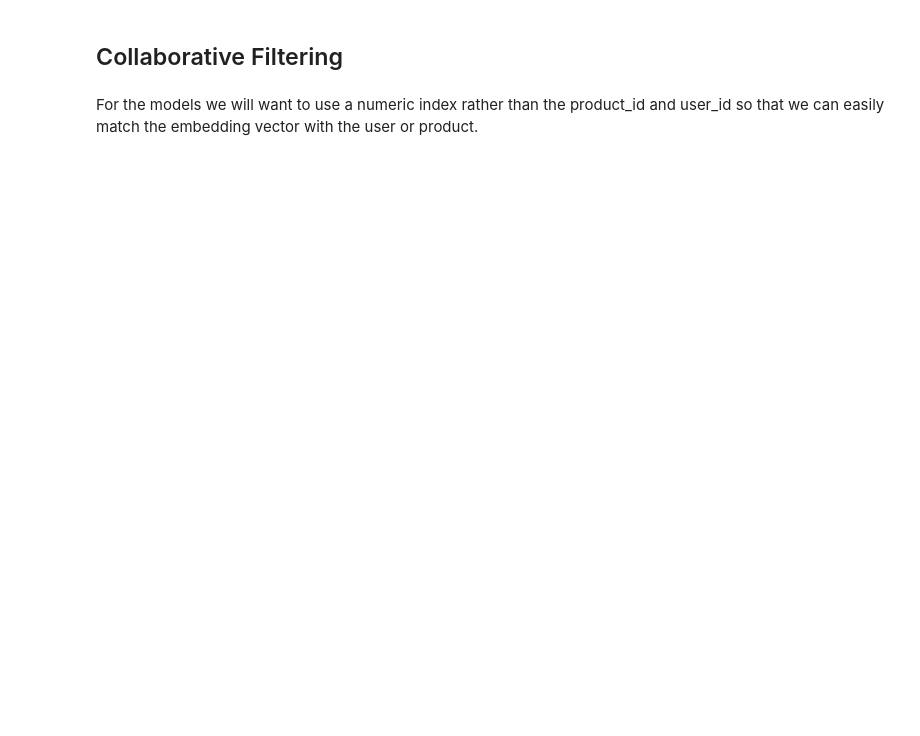
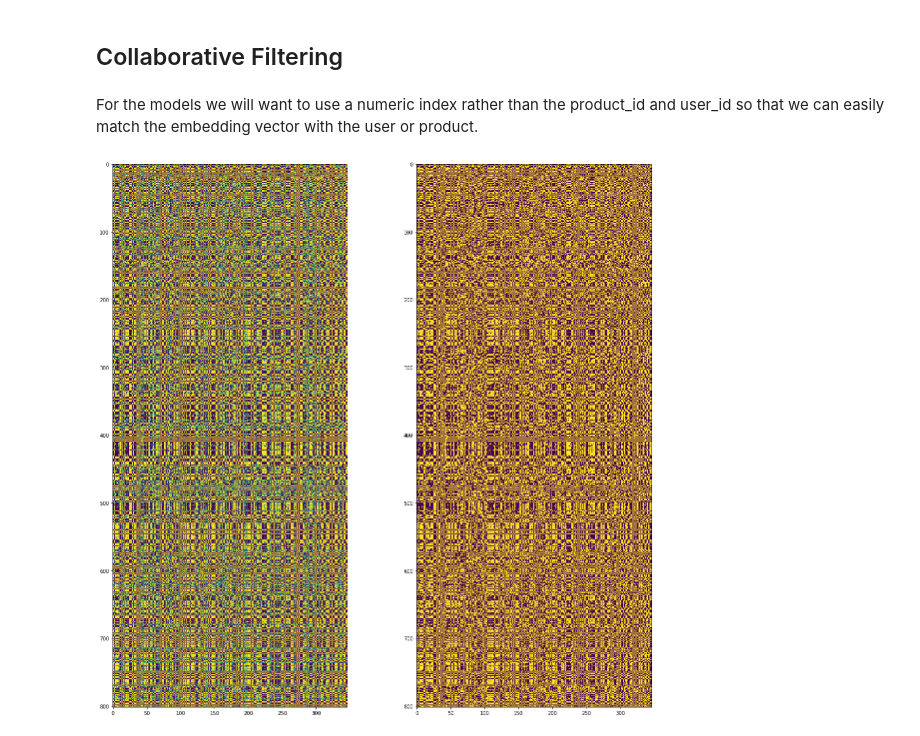
Before and after one commit to csmithchicago/YouChoose, a Jupyter notebook: notebooks/02_collaborative_filtering.ipynb, the cells around one changed output. Cells and saved outputs as stored; diff of their text form; code cells hidden in the pictures; blank space fills up the shorter version.

```diff
--- a/notebooks/02_collaborative_filtering.ipynb
+++ b/notebooks/02_collaborative_filtering.ipynb
@@ -52,0 +20,5 @@ plt.show()
+# %%
+# movie rating dataset
+df = pd.read_csv("../data/ml-latest-small/ratings.csv")
+print("Number of interactions in dataset: ",len(df), "\n")
+df.head()
@@ -52,0 +45,5 @@ plt.show()
+# %%
+# for the recommendation engine, we need user_id, item_id, and interactions
+df = df[["userId", "movieId", "rating"]]
+df.columns = ["user_id", "item_id", "interactions"]
+df.head()
@@ -55,22 +134,38 @@ plt.show()
 # %% [markdown]
 For the models we will want to use a numeric index rather than the product_id and user_id so that we can easily match the embedding vector with the user or product.
 # %%
-epochs = 100
+epochs = 35
 print_every = 1
-embedding_dim = 25
+embedding_dim = 10
 l2 = 0
-lr = 0.0001
-# loss_fn = nn.BCEWithLogitsLoss
+lr = 0.1
 loss_fn = nn.MSELoss
-dataframe = df.sample(500, random_state=23)  # here we are only taking 500 interactions
+dataframe = df.sample(1000, random_state=23)  # here we are only taking 500 interactions
+dataframe.columns = ["user_id", "item_id", "interaction"]
+
 num_negs = 0
-bs = 500
+bs = 100
 
-(tr_load, va_load, te_load), n_users, n_prod = ratings_dataloader(dataframe, batch_size=bs, dev=dev, num_negs=num_negs)
+(tr_load, va_load, te_load), n_users, n_prod = ratings_dataloader(
+    dataframe, batch_size=bs, dev=dev, num_negs=num_negs,
+)
 
 model = MatrixFactorization(
         n_users, n_prod, n_factors=embedding_dim, lr=lr, l2=l2, loss_fn=loss_fn
     ).to(dev)
+# %%
+# before training user-item interaction matrix
+user_em = model.user_factors.weight.detach()
+item_em = model.product_factors.weight.detach()
+user_b = model.user_bias.weight.detach()
+item_b = model.product_bias.weight.detach()
+
+f, (ax1, ax2) = plt.subplots(ncols=2, figsize=(20,20))
+ax1.imshow(model.activation((item_em + item_b) @ (user_em + user_b).transpose(0,1)).numpy())
+ax2.imshow(model._prob_to_class((item_em + item_b) @ (user_em + user_b).transpose(0,1)).numpy())
+plt.show()
+# %% [output]
+[figure, added]
 # %%
 for epoch in range(epochs):
     train_loss, train_accuracy = model.train_model(tr_load)
```
Also changed, not shown: parts of 21 cells of this notebook, 2 other files.
